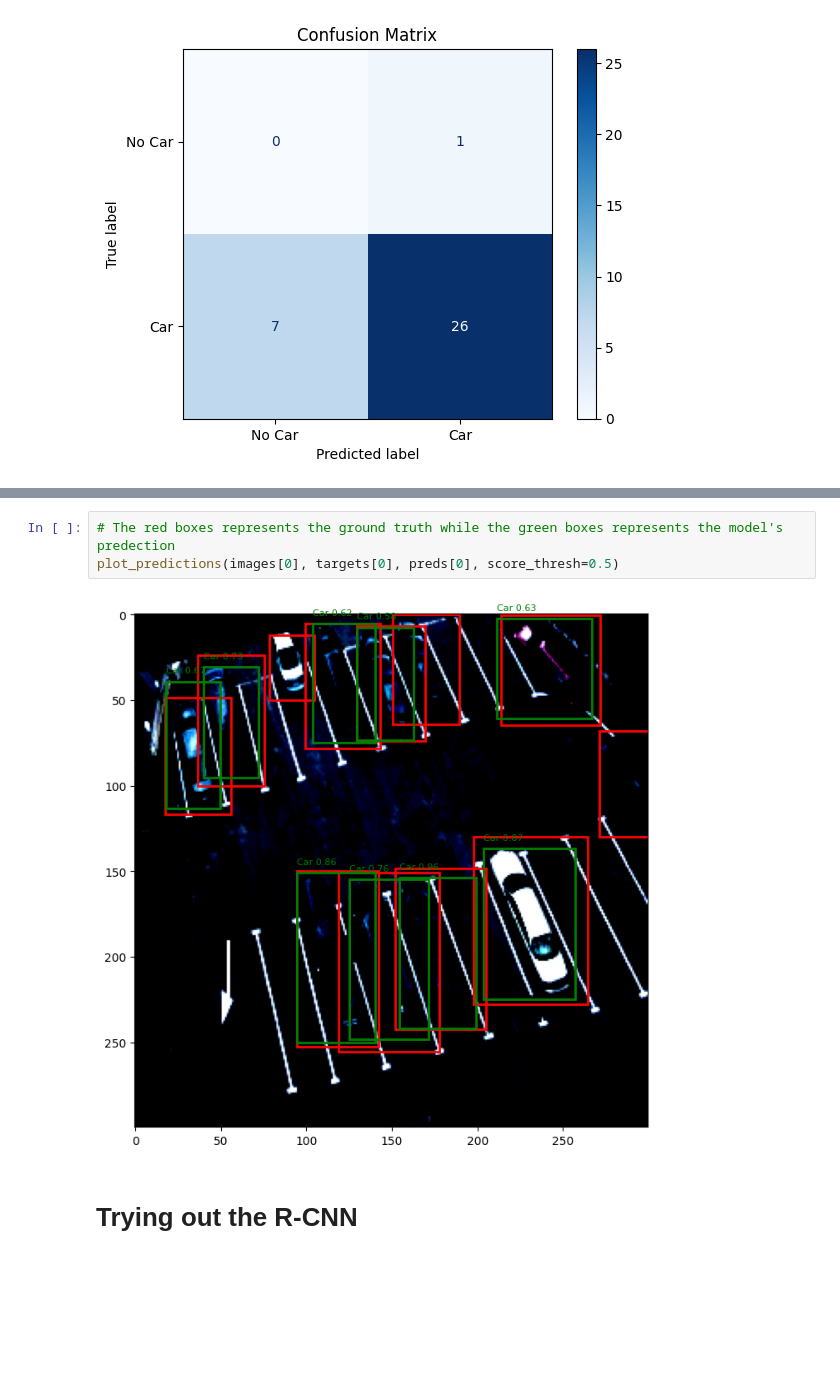
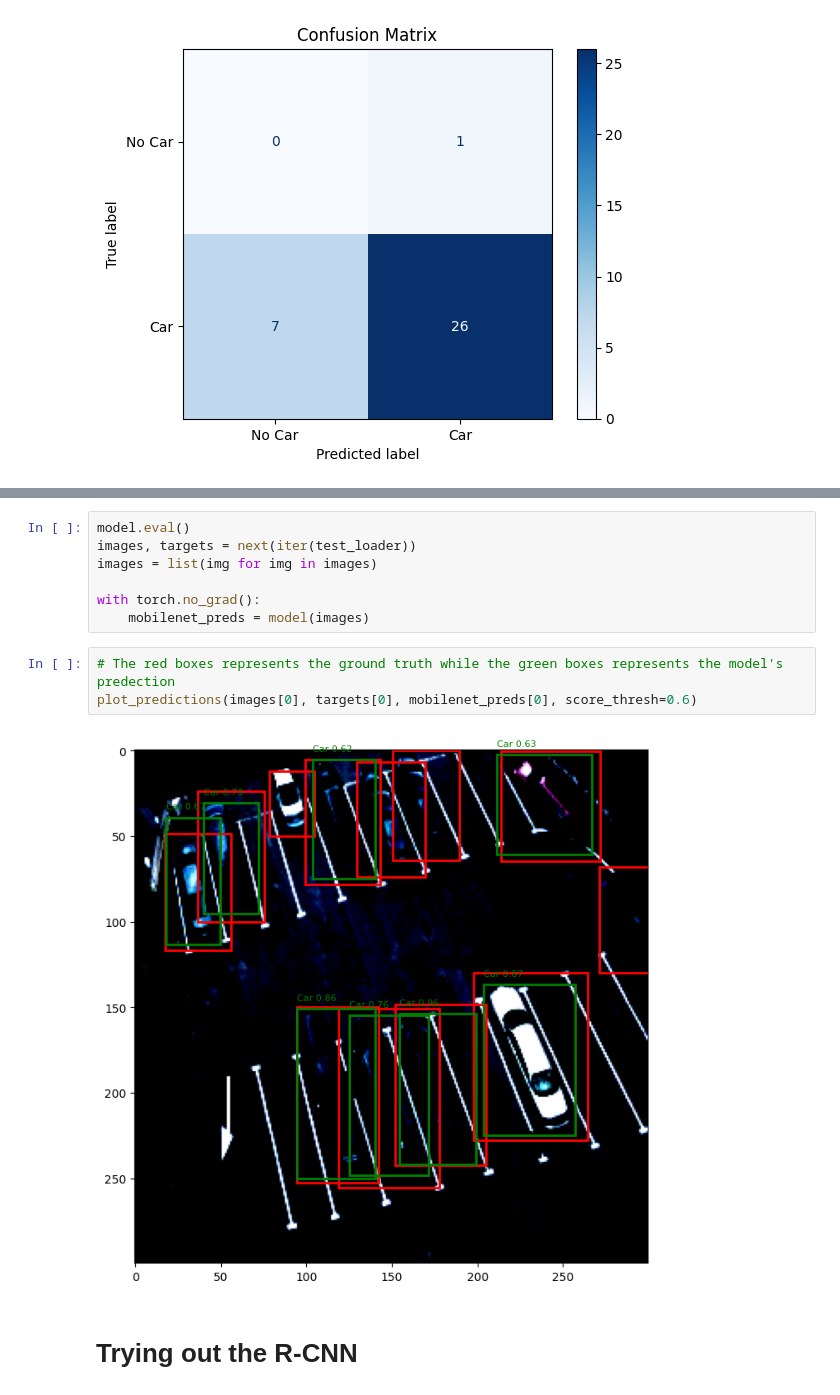
Before and after one commit to Sara-Alo/computer-vision-project-mawqif4, a Jupyter notebook: models_training/mobileNet_Farah.ipynb, the cells around one changed output, grey strips where cells are left out. Drawn from its saved outputs; the diff is of its cells as text; blank space fills up the shorter version.

Commit message:
evaluated and compared the results between the two models

```diff
--- a/models_training/mobileNet_Farah.ipynb
+++ b/models_training/mobileNet_Farah.ipynb
@@ -399,8 +392,15 @@ with torch.no_grad():
+# %%
+model.eval()
+images, targets = next(iter(test_loader))
+images = list(img for img in images)
+
+with torch.no_grad():
+    mobilenet_preds = model(images)
 # %%
 # The red boxes represents the ground truth while the green boxes represents the model's predection
-plot_predictions(images[0], targets[0], preds[0], score_thresh=0.5)
+plot_predictions(images[0], targets[0], mobilenet_preds[0], score_thresh=0.6)
 # %% [output]
-[figure, old version]
+[figure, new version]
 # %% [markdown]
 # Trying out the R-CNN
 # %%
```
Also changed, not shown: parts of 10 cells of this notebook, 1 other file.
